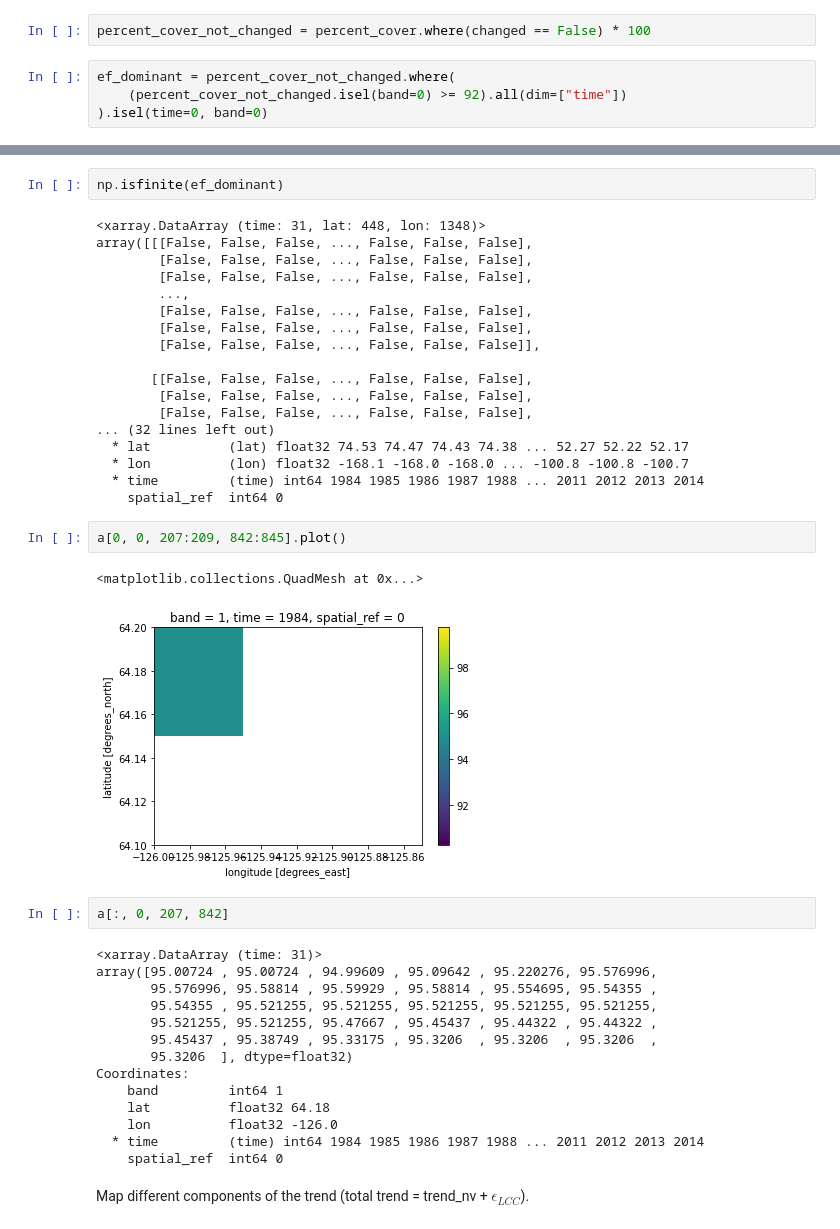
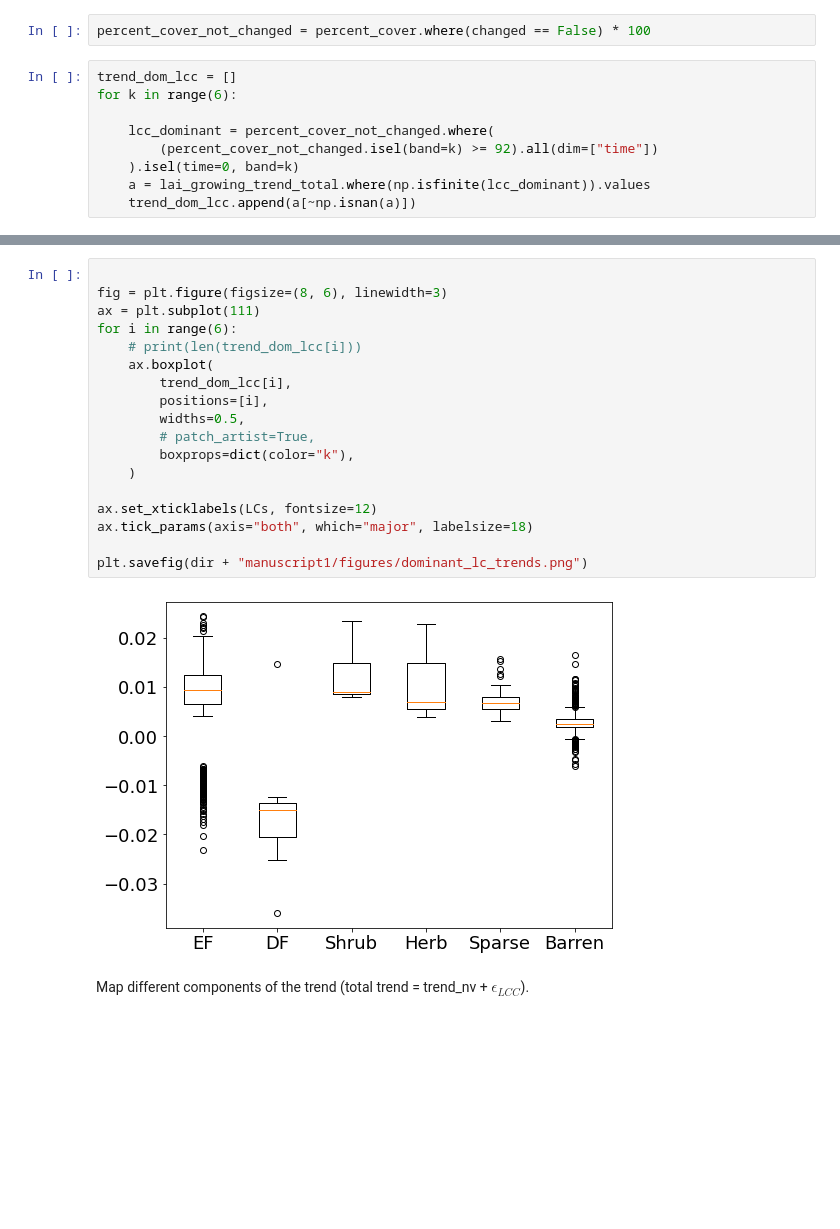
Before and after one commit to hamiddashti/greeness, a Jupyter notebook: codes/src/07_analysis.ipynb, the cells around one changed output, grey strips where cells are left out. Saved outputs shown, nothing was run; the diff lists cells and outputs as text; blank space fills up the shorter version.

```diff
--- a/codes/src/07_analysis.ipynb
+++ b/codes/src/07_analysis.ipynb
@@ -35,6 +57,11 @@ Plot trend in pixels where its only a pdf and has not changed for the past three
 # %%
 percent_cover_not_changed = percent_cover.where(changed == False) * 100
 # %%
-ef_dominant = percent_cover_not_changed.where(
-    (percent_cover_not_changed.isel(band=0) >= 92).all(dim=["time"])
-).isel(time=0, band=0)
+trend_dom_lcc = []
+for k in range(6):
+
+    lcc_dominant = percent_cover_not_changed.where(
+        (percent_cover_not_changed.isel(band=k) >= 92).all(dim=["time"])
+    ).isel(time=0, band=k)
+    a = lai_growing_trend_total.where(np.isfinite(lcc_dominant)).values
+    trend_dom_lcc.append(a[~np.isnan(a)])
@@ -55,44 +68,23 @@ plt.boxplot(a[~np.isnan(a)])
-# %%
-np.isfinite(ef_dominant)
-# %% [output]
-<xarray.DataArray (time: 31, lat: 448, lon: 1348)>
-array([[[False, False, False, ..., False, False, False],
-        [False, False, False, ..., False, False, False],
-        [False, False, False, ..., False, False, False],
-        ...,
-        [False, False, False, ..., False, False, False],
-        [False, False, False, ..., False, False, False],
-        [False, False, False, ..., False, False, False]],
-
-       [[False, False, False, ..., False, False, False],
-        [False, False, False, ..., False, False, False],
-        [False, False, False, ..., False, False, False],
-... (32 lines left out)
-  * lat          (lat) float32 74.53 74.47 74.43 74.38 ... 52.27 52.22 52.17
-  * lon          (lon) float32 -168.1 -168.0 -168.0 ... -100.8 -100.8 -100.7
-  * time         (time) int64 1984 1985 1986 1987 1988 ... 2011 2012 2013 2014
-    spatial_ref  int64 0
-# %%
-a[0, 0, 207:209, 842:845].plot()
-# %% [output]
-<matplotlib.collections.QuadMesh at 0x...>
-[figure, removed]
-# %%
-a[:, 0, 207, 842]
-# %% [output]
-<xarray.DataArray (time: 31)>
-array([95.00724 , 95.00724 , 94.99609 , 95.09642 , 95.220276, 95.576996,
-       95.576996, 95.58814 , 95.59929 , 95.58814 , 95.554695, 95.54355 ,
-       95.54355 , 95.521255, 95.521255, 95.521255, 95.521255, 95.521255,
-       95.521255, 95.521255, 95.47667 , 95.45437 , 95.44322 , 95.44322 ,
-       95.45437 , 95.38749 , 95.33175 , 95.3206  , 95.3206  , 95.3206  ,
-       95.3206  ], dtype=float32)
-Coordinates:
-    band         int64 1
-    lat          float32 64.18
-    lon          float32 -126.0
-  * time         (time) int64 1984 1985 1986 1987 1988 ... 2011 2012 2013 2014
-    spatial_ref  int64 0
+# %%
+
+fig = plt.figure(figsize=(8, 6), linewidth=3)
+ax = plt.subplot(111)
+for i in range(6):
+    # print(len(trend_dom_lcc[i]))
+    ax.boxplot(
+        trend_dom_lcc[i],
+        positions=[i],
+        widths=0.5,
+        # patch_artist=True,
+        boxprops=dict(color="k"),
+    )
+
+ax.set_xticklabels(LCs, fontsize=12)
+ax.tick_params(axis="both", which="major", labelsize=18)
+
+plt.savefig(dir + "manuscript1/figures/dominant_lc_trends.png")
+# %% [output]
+[figure, added]
 # %% [markdown]
 Map different components of the trend (total trend = trend_nv + $\epsilon_{LCC}$).
 # %%
```
Also changed, not shown: parts of 15 cells of this notebook, 3 other files.
